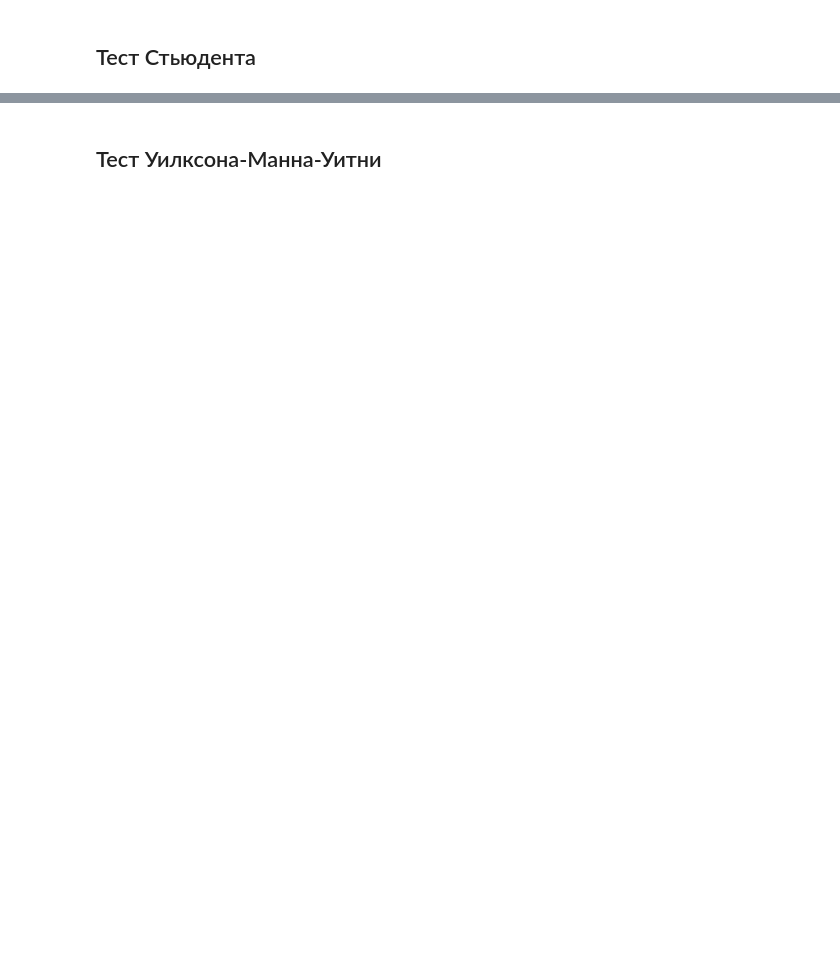
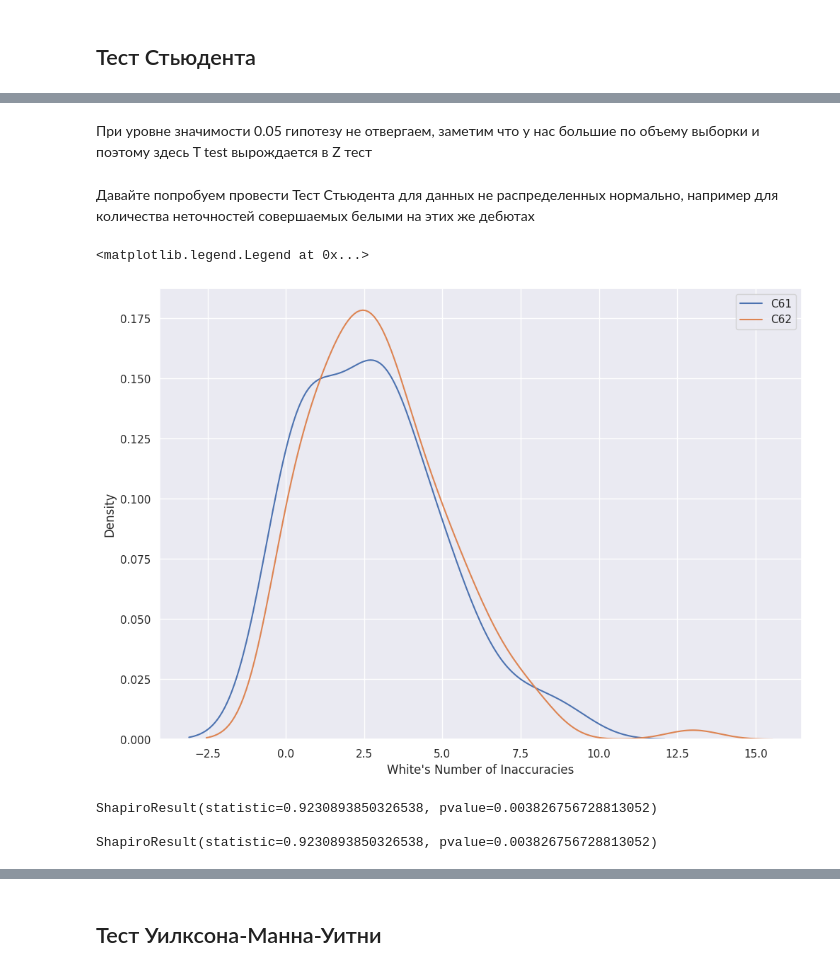
Before and after one commit to qjerryk/stat-prac, a Jupyter notebook: stat.ipynb, the cells around one changed output, grey strips where cells are left out. Drawn from its saved outputs; the diff is of its cells as text; code cells hidden in the pictures; blank space fills up the shorter version.

```diff
--- a/stat.ipynb
+++ b/stat.ipynb
@@ -1069,0 +1089,18 @@ for alternative in ['two-sided', 'less', 'greater']:
+# %% [markdown]
+При уровне значимости 0.05 гипотезу не отвергаем, заметим что у нас большие по объему выборки и поэтому здесь T test вырождается в Z тест
+# %% [markdown]
+Давайте попробуем провести Тест Стьюдента для данных не распределенных нормально, например для количества неточностей совершаемых белыми на этих же дебютах
+# %%
+sns.kdeplot(df[df['Opening ECO'] == 'C61']["White's Number of Inaccuracies"], label='C61')
+sns.kdeplot(df[df['Opening ECO'] == 'C62']["White's Number of Inaccuracies"], label='C62')
+plt.legend()
+# %% [output]
+<matplotlib.legend.Legend at 0x...>
+[figure, added]
+# %%
+print(stats.shapiro(df[df['Opening ECO'] == 'C61']["White's Number of Inaccuracies"]), '\n')
+print(stats.shapiro(df[df['Opening ECO'] == 'C61']["White's Number of Inaccuracies"]))
+# %% [output]
+ShapiroResult(statistic=0.9230893850326538, pvalue=0.003826756728813052)
+
+ShapiroResult(statistic=0.9230893850326538, pvalue=0.003826756728813052)
```
Also changed, not shown: parts of 147 cells of this notebook.
